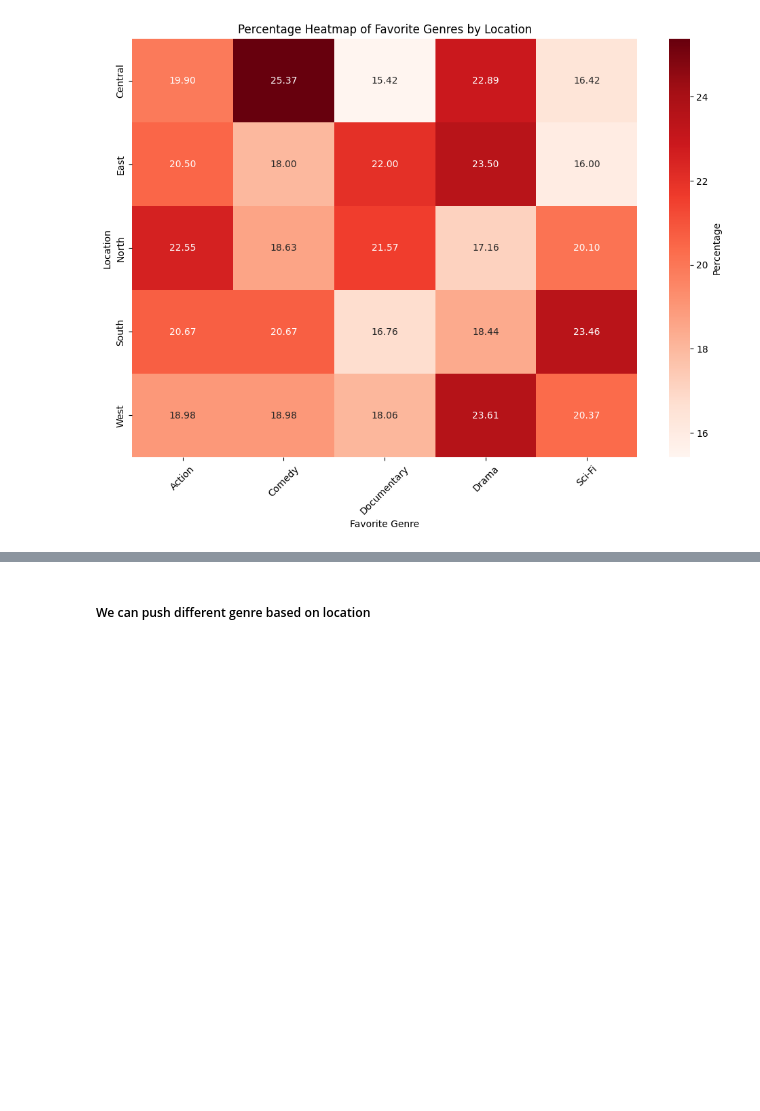
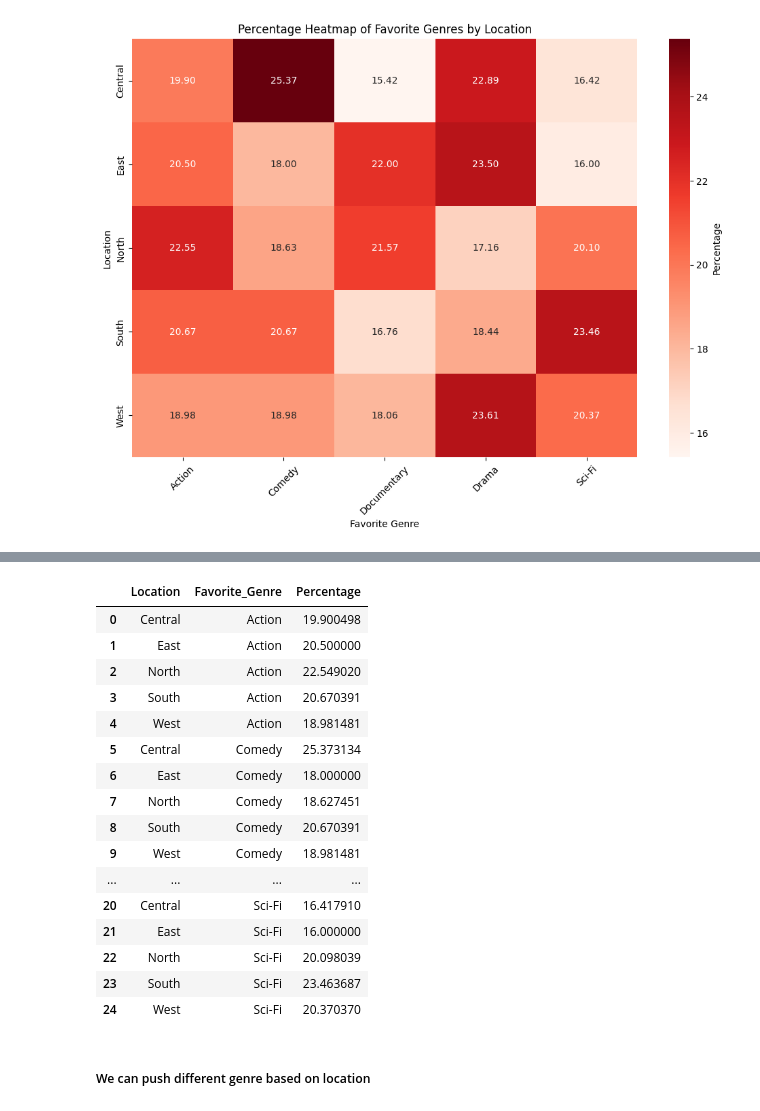
Before and after one commit to richard2323233/schulich_data_science, a Jupyter notebook: assignment 1.ipynb, the cells around one changed output, grey strips where cells are left out. Cells and saved outputs as stored; diff of their text form; code cells hidden in the pictures; blank space fills up the shorter version.

```diff
--- a/assignment 1.ipynb
+++ b/assignment 1.ipynb
@@ -542,2 +578,22 @@ plt.show()
+# %%
+location_genre_crosstab
+# %% [output]
+|  | Location | Favorite_Genre | Percentage |
+| 0 | Central | Action | 19.900498 |
+| 1 | East | Action | 20.500000 |
+| 2 | North | Action | 22.549020 |
+| 3 | South | Action | 20.670391 |
+| 4 | West | Action | 18.981481 |
+| 5 | Central | Comedy | 25.373134 |
+| 6 | East | Comedy | 18.000000 |
+| 7 | North | Comedy | 18.627451 |
+| 8 | South | Comedy | 20.670391 |
+| 9 | West | Comedy | 18.981481 |
+| ... | ... | ... | ... |
+| 20 | Central | Sci-Fi | 16.417910 |
+| 21 | East | Sci-Fi | 16.000000 |
+| 22 | North | Sci-Fi | 20.098039 |
+| 23 | South | Sci-Fi | 23.463687 |
+| 24 | West | Sci-Fi | 20.370370 |
 # %% [markdown]
 ##### We can push different genre based on location
```
Also changed, not shown: parts of 21 cells of this notebook.
